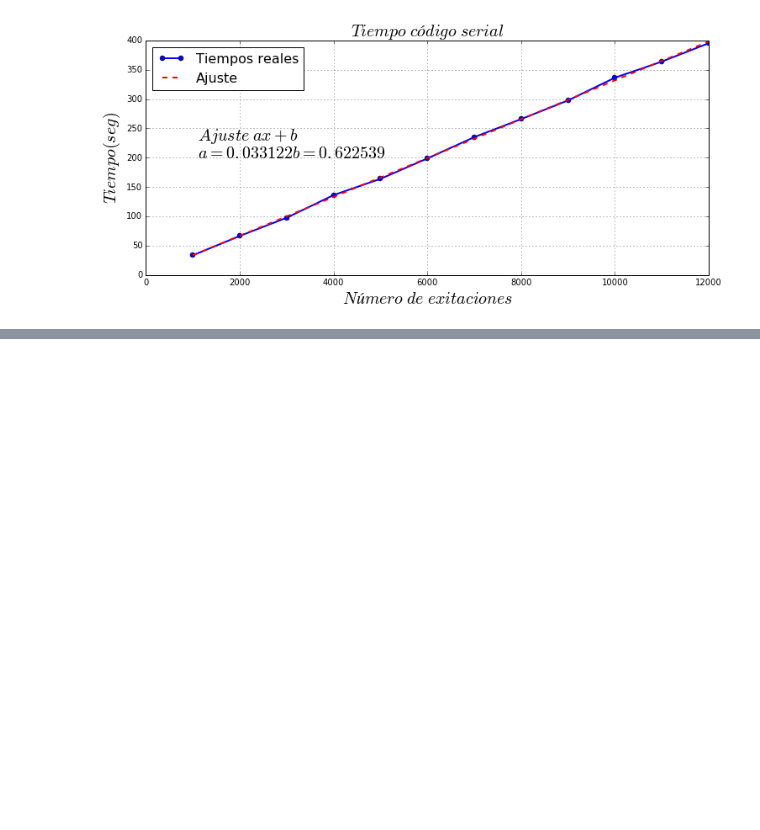
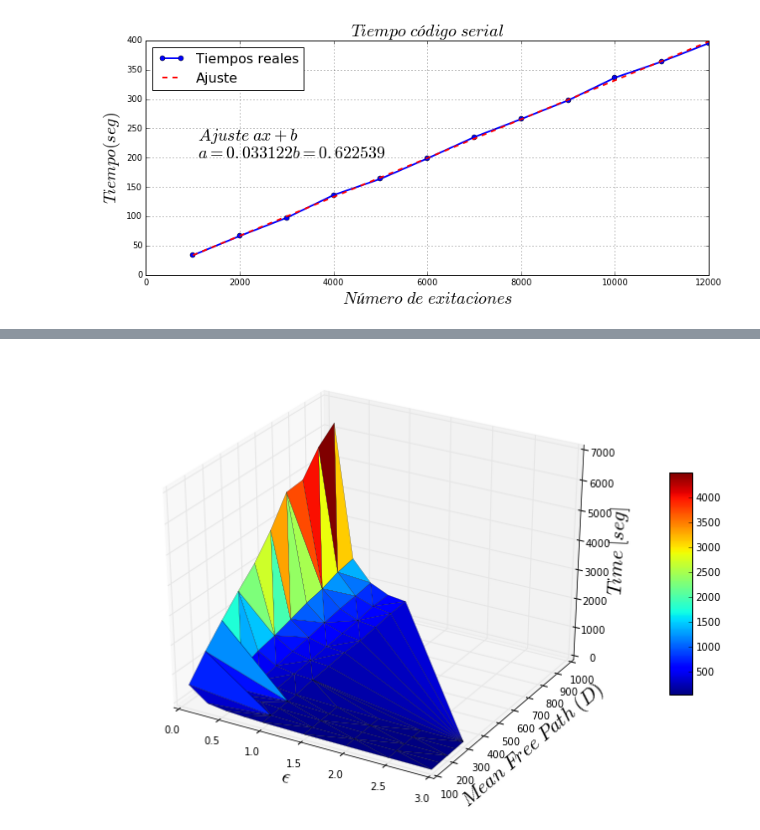
Before and after one commit to pewen/ten, a Jupyter notebook: IPython_notebook/07_Profile_serial.ipynb, the cells around one changed output, grey strips where cells are left out. Cells and saved outputs as stored; diff of their text form; code cells hidden in the pictures; blank space fills up the shorter version.

Commit message:
tiempo variando epsilon y d

```diff
--- a/IPython_notebook/07_Profile_serial.ipynb
+++ b/IPython_notebook/07_Profile_serial.ipynb
@@ -72,3 +89,23 @@ plt.grid(True)
+# %%
+# TPP
+aceptor_TPP = [0, 40, 100, 200, 400, 1000]
+data = ten.post.extrac4dir('data/TPP/', aceptor_TPP)
+
+# 3D plot
+x = data[:,0]
+y = data[:,1]
+z = data[:,2]
+
+fig = plt.figure(figsize=(12, 8))
+ax = fig.gca(projection='3d')
+surf = ax.plot_trisurf(y, x, z, cmap=cm.jet, linewidth=0.2)
+ax.set_ylabel(r'$Mean\; Free\; Path\; (D)$', fontsize=20)
+ax.set_xlabel(r'$\epsilon$', fontsize=20)
+ax.set_zlabel(r'$Time\; [seg]$', fontsize=20)
+fig.colorbar(surf, shrink=0.5, aspect=10)
+plt.show()
+# %% [output]
+[figure, added]
 # %%
 #Este css esta basado en el de @LorenaABarba y su grupo
 from IPython.core.display import HTML
```
Also changed, not shown: parts of 6 cells of this notebook.
